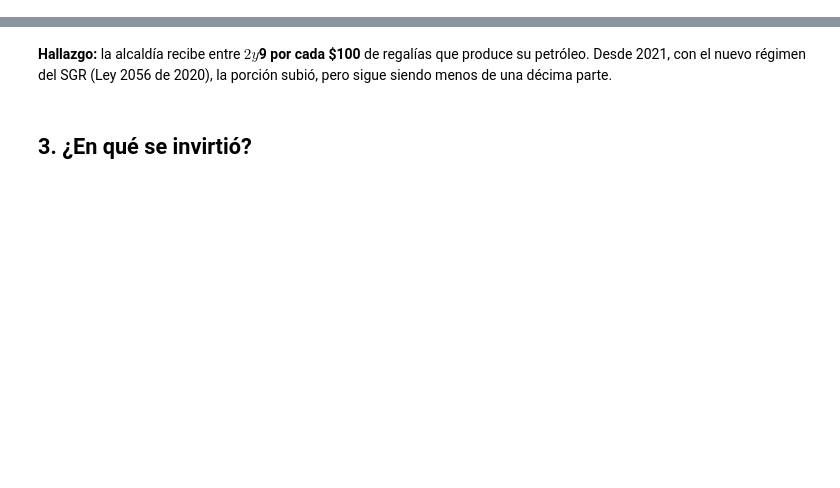
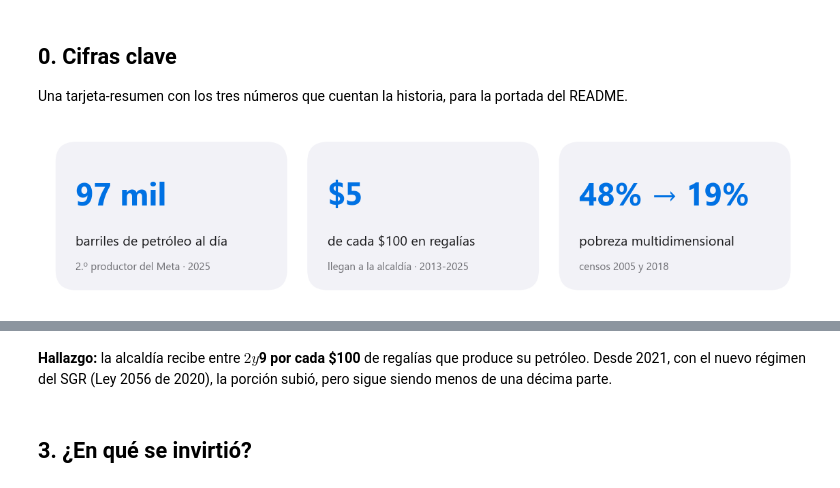
Before and after one commit to Hamashy/acacias-petroleo-regalias, a Jupyter notebook: notebooks/07_analisis_final.ipynb, the cells around one changed output, grey strips where cells are left out. Saved outputs shown, nothing was run; the diff lists cells and outputs as text; code cells hidden in the pictures; blank space fills up the shorter version.

Commit message:
README estilo Apple con gráficas en modo claro y oscuro

```diff
--- a/notebooks/07_analisis_final.ipynb
+++ b/notebooks/07_analisis_final.ipynb
@@ -75,0 +127,39 @@ CASTILLA NUEVA  58272.0
+# %% [markdown]
+## 0. Cifras clave
+
+Una tarjeta-resumen con los tres números que cuentan la historia, para la portada del README.
+# %%
+anh = pd.read_csv(DATA / "anh_municipios_anual.csv")
+ac = anh[anh["municipio"] == "ACACIAS"].set_index("anio")
+ac["bpd"] = ac["petroleo_bls"] / (ac["meses_reportados"] * 365 / 12)
+
+gvr = pd.read_csv(DATA / "acacias_generado_vs_recibido.csv").set_index("anio").loc[2013:2025]
+gen = gvr[f"regalias_generadas_anh_const{ANIO_BASE}"] / 1e9
+rec = gvr[f"asignaciones_directas_recibidas_const{ANIO_BASE}"] / 1e9
+
+censo = pd.read_csv(DATA / "terridata_pobreza_censos.csv")
+ipm = (censo[censo["indicador"] == "indice de pobreza multidimensional - IPM (Censo)"]
+         .set_index("lugar")[["2005", "2018"]].astype(float))
+
+CIFRAS = [
+    (f"{ac.loc[2025, 'bpd'] / 1000:.0f} mil", "barriles de petróleo al día", "2.º productor del Meta · 2025"),
+    (f"${100 * rec.sum() / gen.sum():.0f}", "de cada $100 en regalías", "llegan a la alcaldía · 2013-2025"),
+    (f"{ipm.loc['Acacías', '2005']:.0f}% → {ipm.loc['Acacías', '2018']:.0f}%", "pobreza multidimensional", "censos 2005 y 2018"),
+]
+
+def dibujar_cifras(t):
+    fig, ax = plt.subplots(figsize=(13, 2.8))
+    ax.set_axis_off()
+    ax.set_xlim(0, 3); ax.set_ylim(0, 1)
+    for i, (num, etiqueta, nota) in enumerate(CIFRAS):
+        ax.add_patch(FancyBboxPatch((i + 0.04, 0.04), 0.92, 0.92, boxstyle="round,pad=0,rounding_size=0.08",
+                                    mutation_aspect=13 / 2.8 / 3, color=t["sombra"], lw=0))
+        ax.text(i + 0.12, 0.62, num, fontsize=30, fontweight="bold", color=t["acacias"], va="center")
+        ax.text(i + 0.12, 0.34, etiqueta, fontsize=13, color=t["texto"], va="center")
+        ax.text(i + 0.12, 0.18, nota, fontsize=10, color=t["texto2"], va="center")
+    fig.patch.set_alpha(0)
+    return fig
+
+guardar_y_mostrar(dibujar_cifras, "00_cifras_clave")
+# %% [output]
+[figure, added]
```
Also changed, not shown: parts of 18 cells of this notebook, 16 other files.
